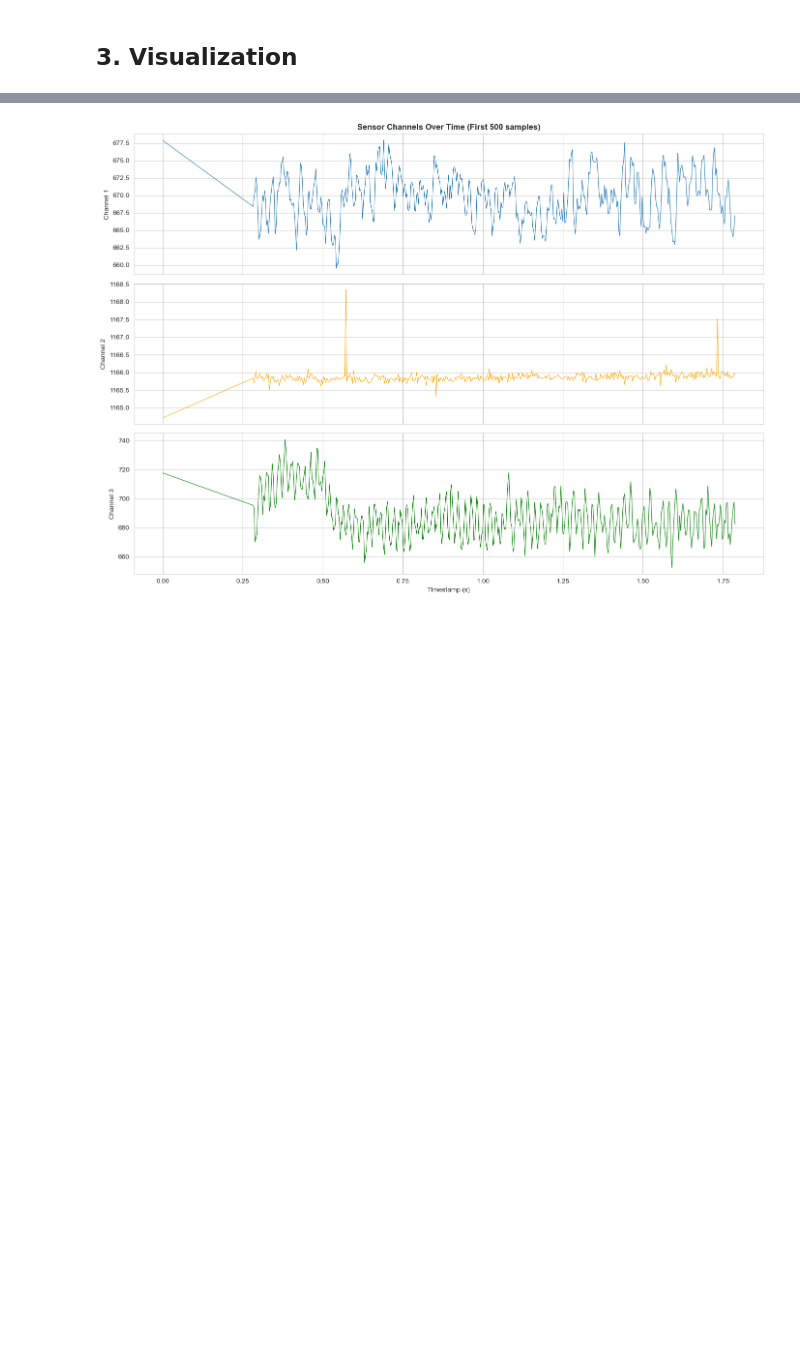
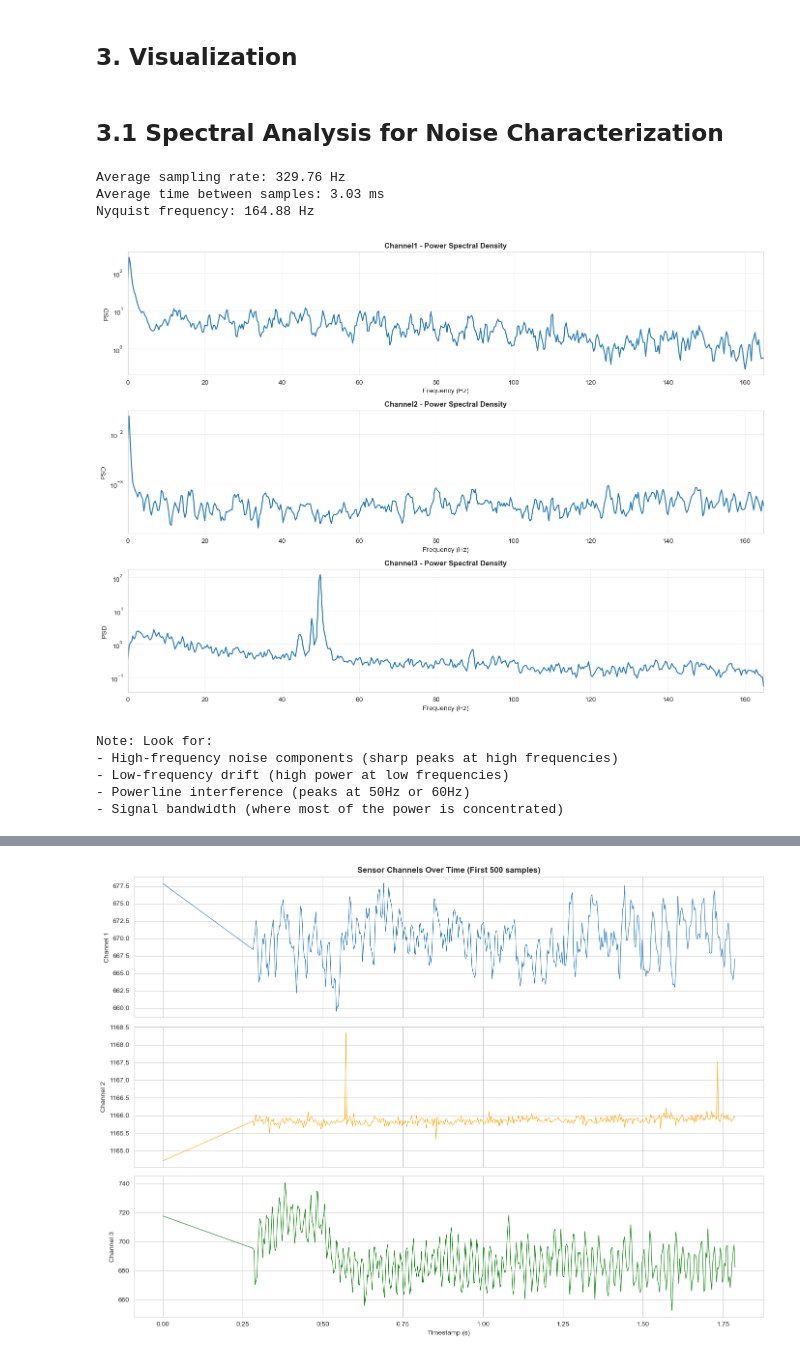
Before and after one commit to badralmahouri/npulse-software, a Jupyter notebook: notebooks/eda.ipynb, the cells around one changed output, grey strips where cells are left out. Drawn from its saved outputs; the diff is of its cells as text; code cells hidden in the pictures; blank space fills up the shorter version.

```diff
--- a/notebooks/eda.ipynb
+++ b/notebooks/eda.ipynb
@@ -8,12 +8,9 @@ import numpy as np
 import matplotlib.pyplot as plt
 import seaborn as sns
 from pathlib import Path
-import warnings
-warnings.filterwarnings('ignore')
 
 # Set style
 sns.set_style('whitegrid')
-plt.rcParams['figure.figsize'] = (12, 6)
 # %% [markdown]
 ## 1. Data Loading
 # %%
@@ -118,3 +127,49 @@ WristRotExt     1111
 Name: count, dtype: int64
 # %% [markdown]
 ## 3. Visualization
+# %% [markdown]
+## 3.1 Spectral Analysis for Noise Characterization
+# %%
+# Calculate sampling rate
+time_diffs = df['Timestamp'].diff().dropna()
+sampling_rate = 1 / time_diffs.mean()
+print(f"Average sampling rate: {sampling_rate:.2f} Hz")
+print(f"Average time between samples: {time_diffs.mean()*1000:.2f} ms")
+print(f"Nyquist frequency: {sampling_rate/2:.2f} Hz")
+# %% [output]
+Average sampling rate: 329.76 Hz
+Average time between samples: 3.03 ms
+Nyquist frequency: 164.88 Hz
+# %%
+# Compute Power Spectral Density (PSD) for each channel
+from scipy import signal
+
+fig, axes = plt.subplots(3, 1, figsize=(14, 10))
+
+for idx, channel in enumerate(['Channel1', 'Channel2', 'Channel3']):
+    # Use Welch's method for PSD estimation
+    # Convert to numpy array to avoid pandas indexing issues
+    frequencies, psd = signal.welch(df[channel].values, fs=sampling_rate, nperseg=1024)
+
+    axes[idx].semilogy(frequencies, psd)
+    axes[idx].set_xlabel('Frequency (Hz)', fontsize=10)
+    axes[idx].set_ylabel('PSD', fontsize=10)
+    axes[idx].set_title(f'{channel} - Power Spectral Density', fontsize=11, fontweight='bold')
+    axes[idx].grid(alpha=0.3)
+    axes[idx].set_xlim([0, sampling_rate/2])  # Show up to Nyquist frequency
+
+plt.tight_layout()
+plt.show()
+
+print("\nNote: Look for:")
+print("- High-frequency noise components (sharp peaks at high frequencies)")
+print("- Low-frequency drift (high power at low frequencies)")
+print("- Powerline interference (peaks at 50Hz or 60Hz)")
+print("- Signal bandwidth (where most of the power is concentrated)")
+# %% [output]
+[figure, added]
+Note: Look for:
+- High-frequency noise components (sharp peaks at high frequencies)
+- Low-frequency drift (high power at low frequencies)
+- Powerline interference (peaks at 50Hz or 60Hz)
+- Signal bandwidth (where most of the power is concentrated)
```
Also changed, not shown: parts of 3 cells of this notebook, 19 other files.
